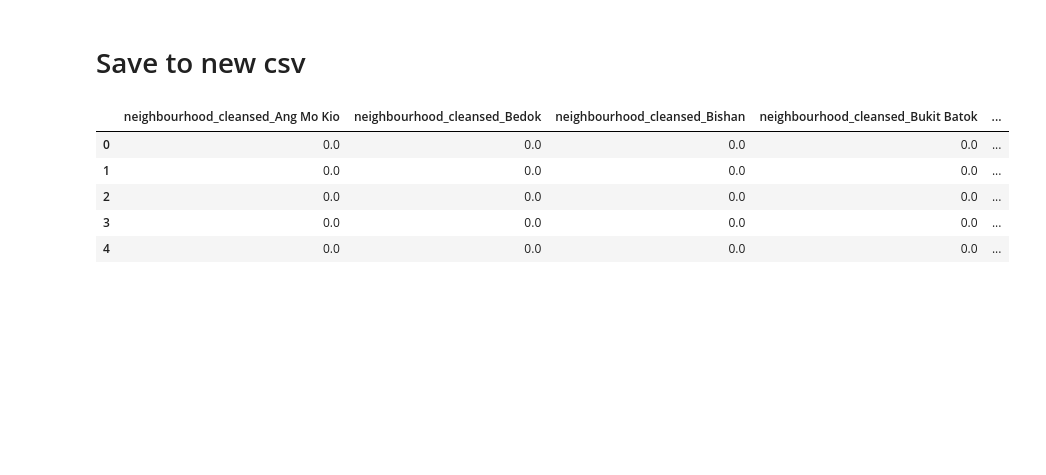
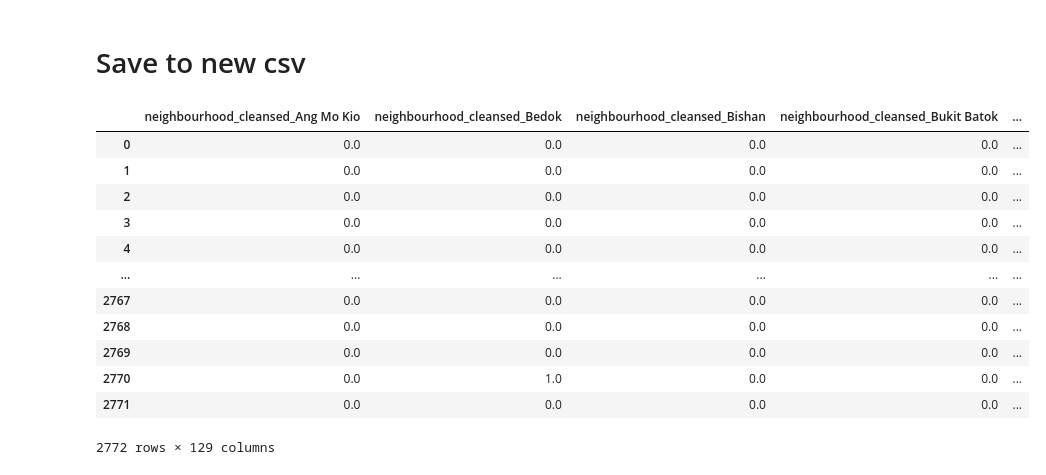
Before and after one commit to jingjietan/sc1015-project, a Jupyter notebook: data-preparation.ipynb, the cells around one changed output. Drawn from its saved outputs; the diff is of its cells as text; code cells hidden in the pictures; blank space fills up the shorter version.

```diff
--- a/data-preparation.ipynb
+++ b/data-preparation.ipynb
@@ -609,12 +609,19 @@ Index(['index', 'neighbourhood_cleansed_Ang Mo Kio',
 # %%
 # Remove index from df then save
 df.drop(['index'], axis=1, inplace=True)
 df.to_csv('data/clean_listing.csv')
-df.head()
+df.head(n=len(df))
 # %% [output]
 |  | neighbourhood_cleansed_Ang Mo Kio | neighbourhood_cleansed_Bedok | neighbourhood_cleansed_Bishan | neighbourhood_cleansed_Bukit Batok | ... |
 | 0 | 0.0 | 0.0 | 0.0 | 0.0 | ... |
 | 1 | 0.0 | 0.0 | 0.0 | 0.0 | ... |
 | 2 | 0.0 | 0.0 | 0.0 | 0.0 | ... |
 | 3 | 0.0 | 0.0 | 0.0 | 0.0 | ... |
 | 4 | 0.0 | 0.0 | 0.0 | 0.0 | ... |
+| ... | ... | ... | ... | ... | ... |
+| 2767 | 0.0 | 0.0 | 0.0 | 0.0 | ... |
+| 2768 | 0.0 | 0.0 | 0.0 | 0.0 | ... |
+| 2769 | 0.0 | 0.0 | 0.0 | 0.0 | ... |
+| 2770 | 0.0 | 1.0 | 0.0 | 0.0 | ... |
+| 2771 | 0.0 | 0.0 | 0.0 | 0.0 | ... |
+2772 rows × 129 columns
```
Also changed, not shown: 2 other files.
